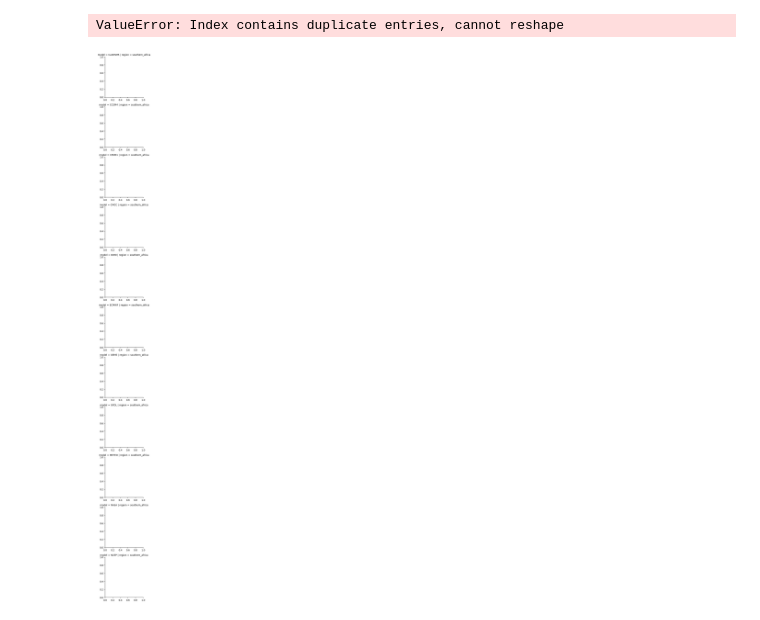
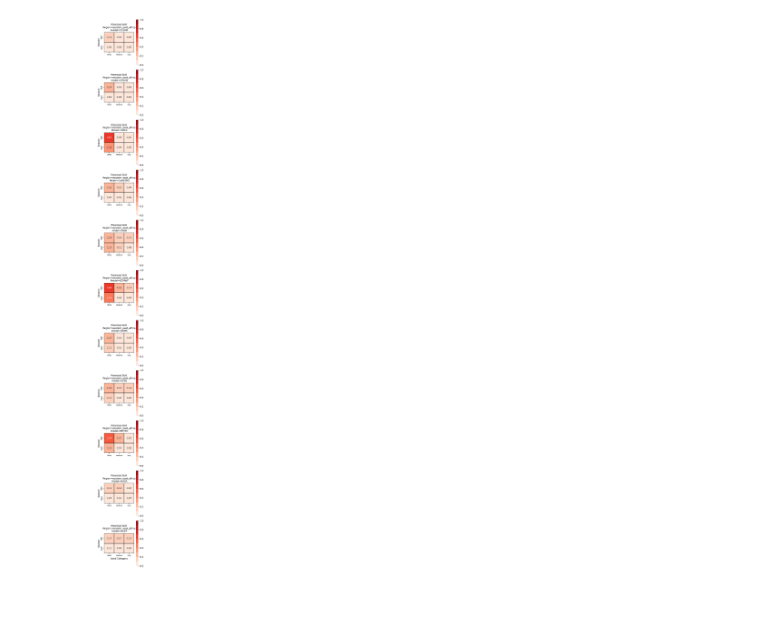
Before and after one commit to yatli24/CHC, a Jupyter notebook: Jupyter notebooks/lead_category.ipynb, the cells around one changed output. Saved outputs shown, nothing was run; the diff lists cells and outputs as text; code cells hidden in the pictures.

```diff
--- a/Jupyter notebooks/lead_category.ipynb
+++ b/Jupyter notebooks/lead_category.ipynb
@@ -56,7 +56,7 @@ seasons = {
         'JAS': [7,8,9]
     },
     'south_sudan':{
-        'MJJ': [5,6,7,8],
+        'MJJ': [5,6,7],
         'JAS': [7,8,9],
         'ASO': [8,9,10]
     },
@@ -88,7 +88,7 @@ def generate_seasons_metrics(file_path_merged_netcdf, seasons_dict):
     current_netcdf = xr.open_dataset(file_path_merged_netcdf)
     current_df = current_netcdf.to_dataframe()
     current_df = current_df.reset_index().dropna()
-    current_df = current_df[current_df['lead_time'] <= 6.5]
+    current_df = current_df[current_df['lead_time'] <= 10]
     # take the ensemble mean
     current_df = (current_df
                             .groupby(['time', 'lead_time', 'latitude', 'longitude'])[['predicted_precip', 'precip']]
@@ -100,7 +100,6 @@ def generate_seasons_metrics(file_path_merged_netcdf, seasons_dict):
                               .mean().reset_index())
 
     # assign lead category to each lead time
-    current_df = assign_lead_time_category(current_df, 'lead_time', model, region)
 
     # Subset the df into the respective seasons depending on the region
     for season, months in seasons_dict[region].items():
@@ -108,6 +107,12 @@ def generate_seasons_metrics(file_path_merged_netcdf, seasons_dict):
 
         # calculate correlation between predicted_precip and precip
         df.loc[:, 'season'] = season
+        for i in range(len(months)):
+            current_df[current_df['time'].dt.month == months[i]]['lead_time'] - i
+        current_df = current_df[(current_df['lead_time'] <= 6.5) & (current_df['lead_time'] >= 0)]
+
+        # assign lead category to each lead time
+        current_df = assign_lead_time_category(current_df, 'lead_time', model, region)
         corr = df.groupby(['season', 'lead_category']).corr(method='spearman').drop(['precip'], axis = 1).droplevel(level = 2).reset_index()
         corr = corr.drop(['lead_time', 'time'], axis = 1)
         corr = corr.drop(corr.index[::2])
@@ -138,7 +143,7 @@ dfs_dict = {}
 
 # initiate file list
 # list_of_files = glob.glob('/content/drive/My Drive/capstone_data/netCDF/*')
-list_of_files = glob.glob('data/netCDF/southern_africa*')
+list_of_files = glob.glob('data/netCDF/eastern_east_africa*')
 # Loop over all files
 for f in list_of_files:
     # Generate the DataFrame
@@ -151,5 +156,7 @@ for f in list_of_files:
 final_df = pd.concat(dfs_dict.values(), ignore_index=True)
 # %%
 # group by lead category and season
-final_df.groupby(['lead_category', 'season']).mean()
+final_df = final_df.groupby(['region', 'model', 'season', 'lead_category']).mean().reset_index()
+final_df = final_df.dropna()
+final_df
 # %% [output]
@@ -157,24 +176,26 @@ TypeError: agg function failed [how->mean,dtype->object]
 # %%
 def draw_heatmap(*args, **kwargs):
     data = kwargs.pop('data')
     d = data.pivot(index=args[1], columns=args[0], values=args[2])
     sns.heatmap(d, **kwargs, vmin=0, vmax=1,
                 cmap=sns.color_palette('Reds', 10),
                 annot=True,
                 fmt=".2f",
                 linewidths=0.1, linecolor='black')
     #plt.xticks(np.arange(0.5, 12.5, 1))  # Set xticks explicitly
     #plt.gca().set_xticklabels(np.arange(0.5, 12.5, 1))  # Set xticklabels
     plt.xticks(fontsize=7)
     plt.yticks(fontsize=7)
     plt.gca().invert_yaxis()
+    plt.gca().invert_xaxis()
+
 
 fg = sns.FacetGrid(final_df, col='region', row='model', sharex=False, sharey=False)
 fg.map_dataframe(draw_heatmap, 'lead_category', 'season', 'potential_skill', square = True)
 fg.set_titles('Potential Skill \n Region={col_name} \n Model={row_name}')
 fg.set_ylabels("Season")
 fg.set_xlabels("Lead Category")
+fg.savefig('figures/eastern_east_africa_lead_category_potential_skill.png')
 plt.show()
 # %% [output]
-ValueError: Index contains duplicate entries, cannot reshape
-[figure, old version]
+[figure, new version]
```
Also changed, not shown: parts of 1 cell of this notebook.
